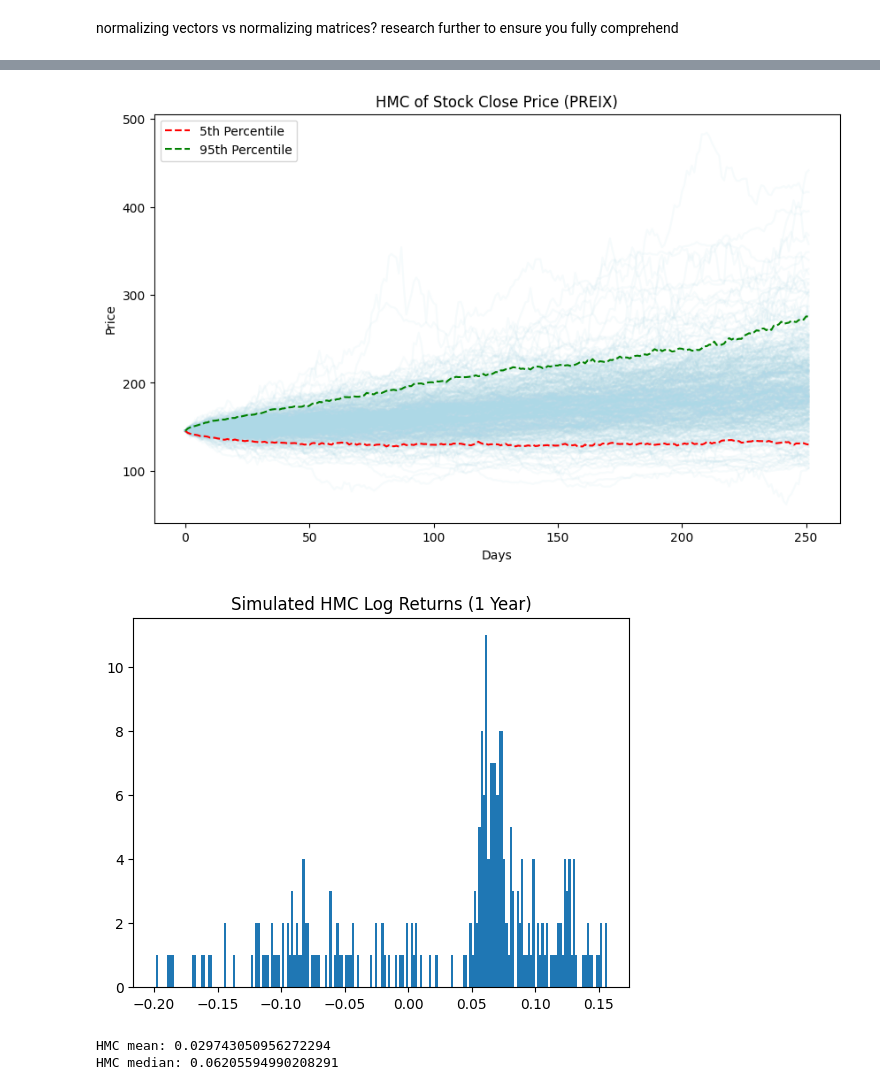
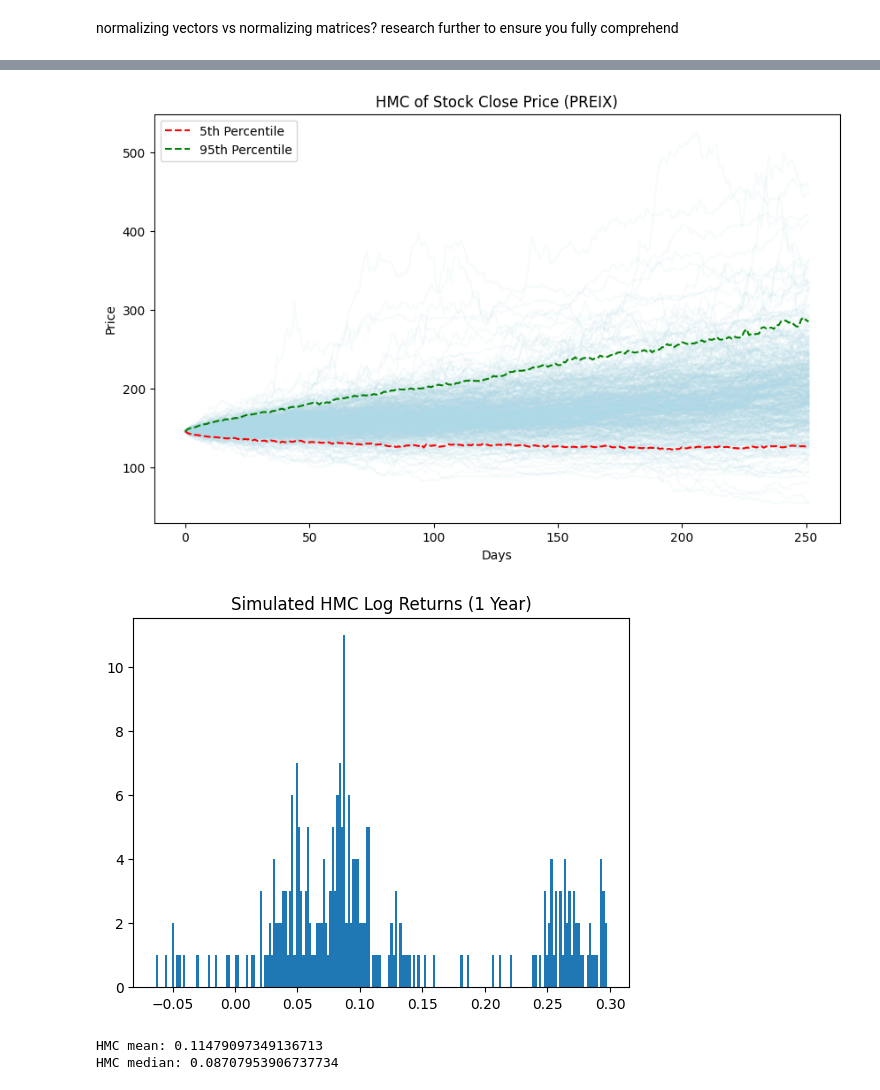
Before and after one commit to codeToad101/Equity-MCMC, a Jupyter notebook: calcVisual.ipynb, the cells around one changed output, grey strips where cells are left out. Drawn from its saved outputs; the diff is of its cells as text; code cells hidden in the pictures.

```diff
--- a/calcVisual.ipynb
+++ b/calcVisual.ipynb
@@ -362,38 +357,39 @@ for i in range(n_paths):
     nu_draw = posterior["nu"].values.flatten()[draw_idx]
 
     for n in range(1, horizon):
-        h_sim[n] = phi_draw * h_sim[n-1] + sigma_eta_draw * np.random.randn()
+        #h_sim[n] = phi_draw * h_sim[n-1] + sigma_eta_draw * np.random.randn()
+        h_sim[n] = mu_draw + phi_draw * (h_sim[n-1] - mu_draw) + sigma_eta_draw * np.random.randn() #centered at mu_draw rather than 0, more fair
         z = t.rvs(df=nu_draw)
         #z = z / np.sqrt(nu_draw / (nu_draw - 2)) #scales z val according to prev. scales
         r_sim[n] = mu_draw + np.exp(h_sim[n] / 2) * z #altered random (Gaussian dist) to match T
         price_sim[n] = price_sim[n-1] * np.exp(r_sim[n] / 100)
 
     #plt.plot(price_sim)
     all_paths.append(price_sim.copy())
 
 sim_array = np.column_stack(all_paths)   # Convert to array
 
 sim_paths_df = pd.DataFrame(sim_array)   # Convert to DataFrame
 
 plt.figure(figsize=(10, 6))
 plt.plot(sim_paths_df, color="lightblue", alpha=0.1)
 
 # Add 5% and 95% percentile lines
 percentiles_5 = sim_paths_df.quantile(0.05, axis=1)
 percentiles_95 = sim_paths_df.quantile(0.95, axis=1)
 
 plt.plot(percentiles_5, color="red", linestyle="--", label="5th Percentile")
 plt.plot(percentiles_95, color="green", linestyle="--", label="95th Percentile")
 
 # Add labels and title
 ticker = "PREIX" #demo ticker remember
 plt.title(f"HMC of Stock Close Price ({ticker})")
 plt.xlabel("Days")
 plt.ylabel("Price")
 plt.legend()
 plt.show()
 # %% [output]
-[figure, old version]
+[figure, new version]
 # %%
 final_prices = sim_paths_df.iloc[:, -1]
 
@@ -406,9 +402,9 @@ plt.show()
 print("HMC mean:", sim_total_log_return.mean())
 print("HMC median:", np.median(sim_total_log_return))
 # %% [output]
-[figure, old version]
+[figure, new version]
-HMC mean: 0.029743050956272294
-HMC median: 0.06205594990208291
+HMC mean: 0.11479097349136713
+HMC median: 0.08707953906737734
 # %%
 prices = simulated_paths_df.iloc[:, -1]
 
```
Also changed, not shown: parts of 14 cells of this notebook.
